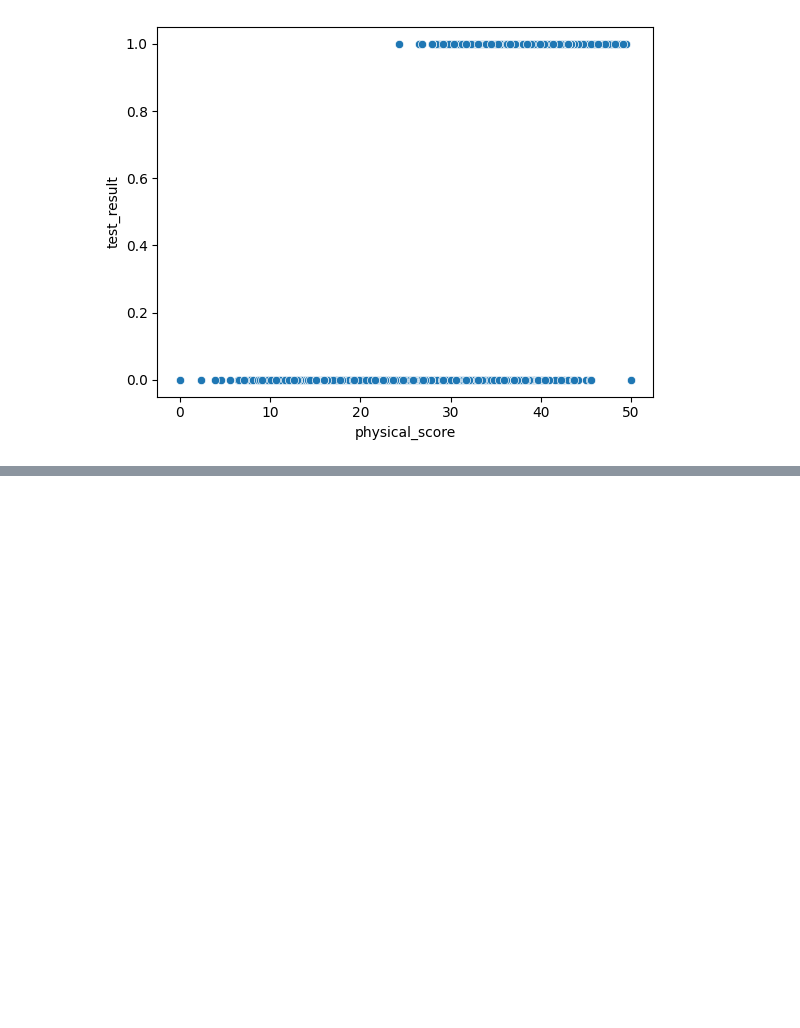
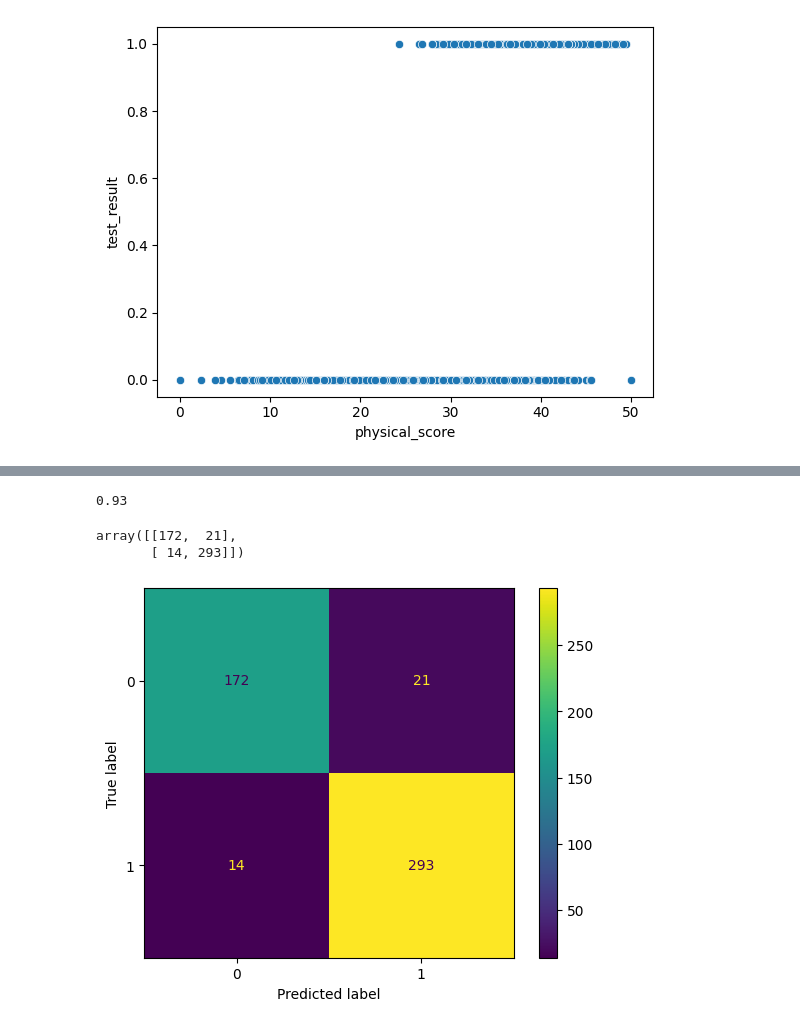
Before and after one commit to AlexTmbMifi/ML_basic, a Jupyter notebook: LogisticReg/LogisticRegAnalysis.ipynb, the cells around one changed output, grey strips where cells are left out. Cells and saved outputs as stored; diff of their text form; code cells hidden in the pictures; blank space fills up the shorter version.

```diff
--- a/LogisticReg/LogisticRegAnalysis.ipynb
+++ b/LogisticReg/LogisticRegAnalysis.ipynb
@@ -97,0 +116,2 @@ ax.scatter(xs=df['age'], ys = df['physical_score'], zs=df['test_result'], c = df
+# %%
+scaler.fit(X_train)
@@ -97,0 +120,7 @@ ax.scatter(xs=df['age'], ys = df['physical_score'], zs=df['test_result'], c = df
+# %%
+scaled_X_train = scaler.transform(X_train)
+scaled_X_test = scaler.transform(X_test)
+# %%
+log_model = LogisticRegression()
+# %%
+log_model.fit(scaled_X_train, y_train)
@@ -97,0 +220,9 @@ ax.scatter(xs=df['age'], ys = df['physical_score'], zs=df['test_result'], c = df
+# %%
+accuracy_score(y_test, y_pred)
+# %% [output]
+0.93
+# %%
+confusion_matrix(y_test, y_pred)
+# %% [output]
+array([[172,  21],
+       [ 14, 293]])
@@ -97,0 +231,8 @@ ax.scatter(xs=df['age'], ys = df['physical_score'], zs=df['test_result'], c = df
+# %%
+# визуализация матрицы ошибок
+# без нормализации - сами значения
+# с нормализацией - значения от 0 до 1 - normalize = 'all'
+# можно работать в любом случае
+ConfusionMatrixDisplay.from_estimator(log_model, scaled_X_test, y_test);
+# %% [output]
+[figure, added]
```
Also changed, not shown: parts of 29 cells of this notebook.
